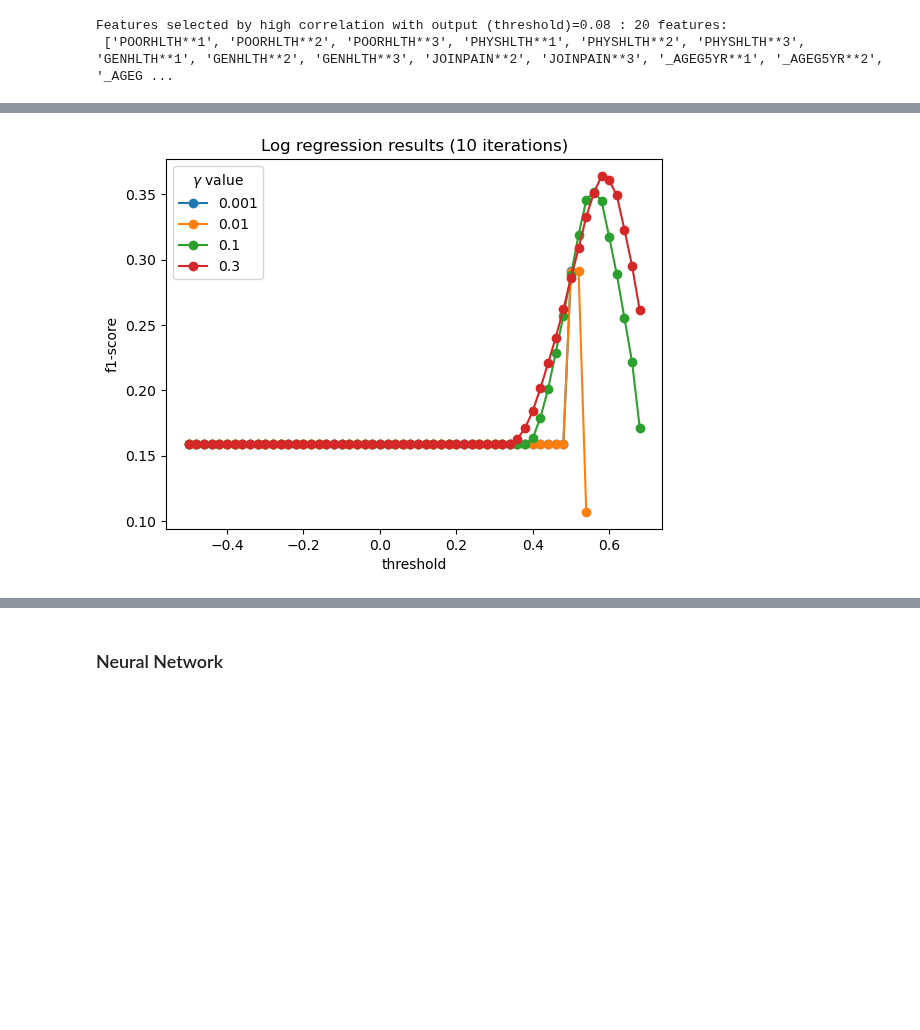
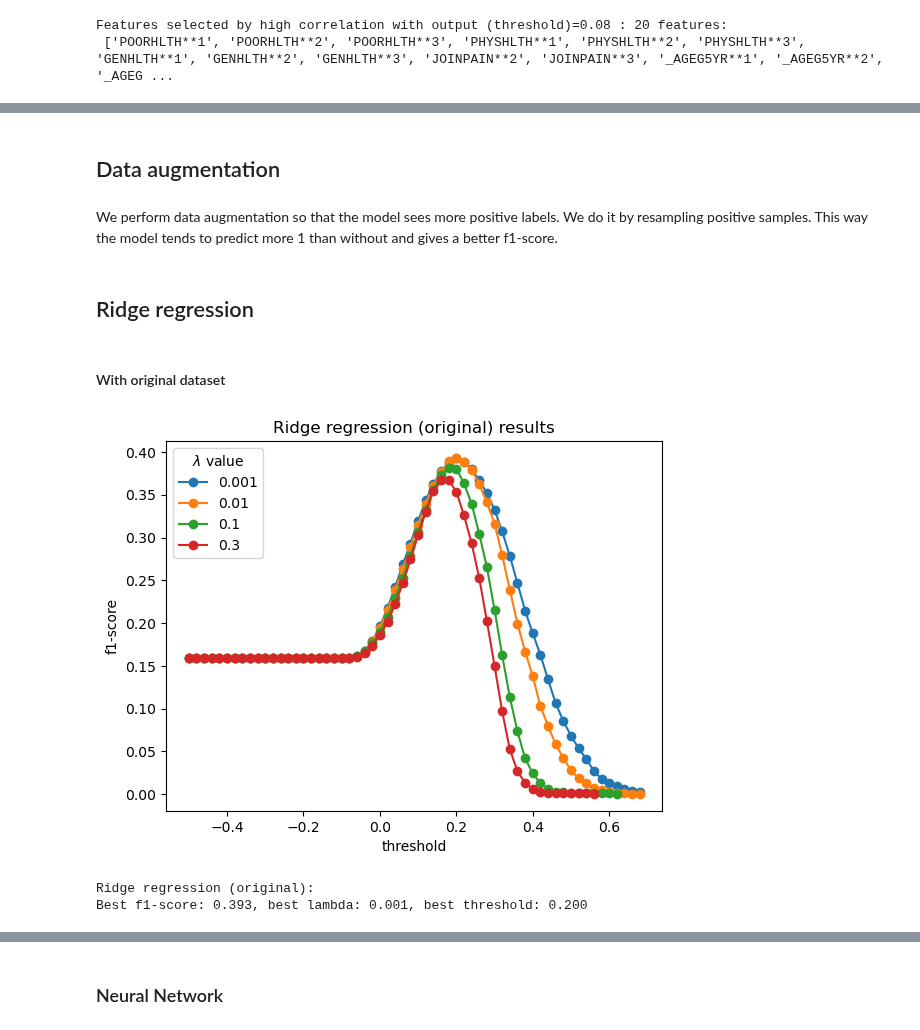
Before and after one commit to epfml/ml-project-1-whai, a Jupyter notebook: run_ipynb.ipynb, the cells around one changed output, grey strips where cells are left out. Drawn from its saved outputs; the diff is of its cells as text; code cells hidden in the pictures; blank space fills up the shorter version.

Commit message:
Cleaned a bit, 8 different variations for Ridge and 3 for Log regression

```diff
--- a/run_ipynb.ipynb
+++ b/run_ipynb.ipynb
@@ -219,14 +137,4 @@ plt.show()
-# %%
-thr_l=np.arange(-0.5,0.7,0.02)
-max_iters=15
-for gamma in [0.001,0.01,0.1,0.3]:
-    w_opt, loss = logistic_regression(y_tr_clean,X_train_corr,initial_w=np.zeros(X_train_corr.shape[1]),max_iters=max_iters,gamma=gamma)
-    f1_scores=[compute_scores_logistic_regression(X_val_corr,w_opt,y_val_clean,threshold=t)[2] for t in thr_l]
-    plt.plot(thr_l,f1_scores,marker='o',label=str(gamma))
-plt.xlabel("threshold")
-plt.ylabel("f1-score")
-plt.legend(title="$\\gamma$ value")
-plt.title(f"Log regression results ({max_iters} iterations)")
-plt.show()
-# %% [output]
-[figure, removed]
+# %% [markdown]
+## Data augmentation
+# %% [markdown]
+We perform data augmentation so that the model sees more positive labels. We do it by resampling positive samples. This way the model tends to predict more 1 than without and gives a better f1-score.
@@ -232,0 +155,32 @@ plt.show()
+# %% [markdown]
+## Ridge regression
+# %% [markdown]
+#### With original dataset
+# %%
+thr_l=np.arange(-0.5,0.7,0.02)
+scores = []
+best_score = 0
+best_lambda = 0
+best_threshold = 0
+
+for lambda_ in [0.001,0.01,0.1,0.3]:
+    w_opt, loss =ridge_regression(y_tr_clean,X_train,lambda_=lambda_)
+    f1_scores=[compute_scores_linear_model(X_validation,w_opt,y_val_clean,threshold=t,apply_sigmoid=False)[2] for t in thr_l]
+    cur_best_score = np.nanmax(f1_scores)
+    if cur_best_score > best_score:
+        best_score = cur_best_score
+        best_lambda = lambda_
+        best_threshold = thr_l[np.nanargmax(f1_scores)]
+    plt.plot(thr_l,f1_scores,marker='o',label=str(lambda_))
+    plt.xlabel("threshold")
+    plt.ylabel("f1-score")
+plt.legend(title="$\\lambda$ value",loc='upper left')
+plt.title("Ridge regression (original) results")
+plt.savefig("plots/ridge_regression_original.png")
+plt.show()
+
+print(f'Ridge regression (original):\nBest f1-score: {best_score:.3f}, best lambda: {best_lambda}, best threshold: {best_threshold:.3f}')
+# %% [output]
+[figure, added]
+Ridge regression (original):
+Best f1-score: 0.393, best lambda: 0.001, best threshold: 0.200
```
Also changed, not shown: parts of 44 cells of this notebook.
